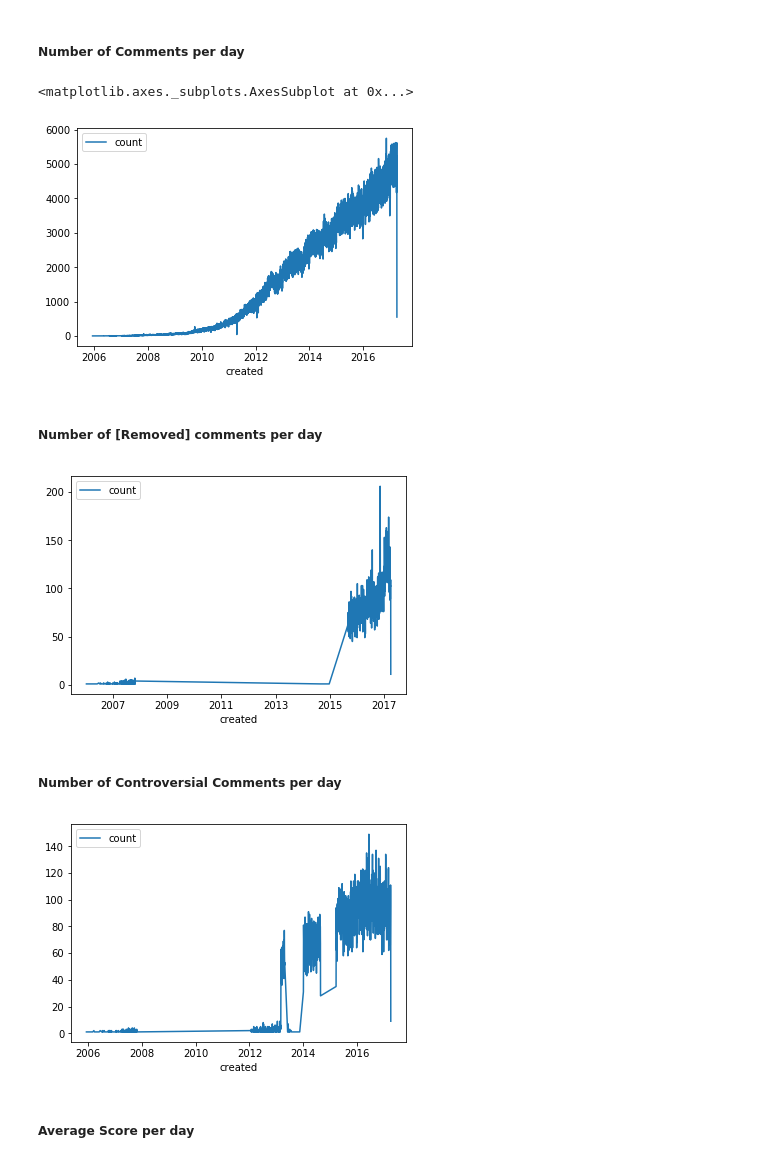
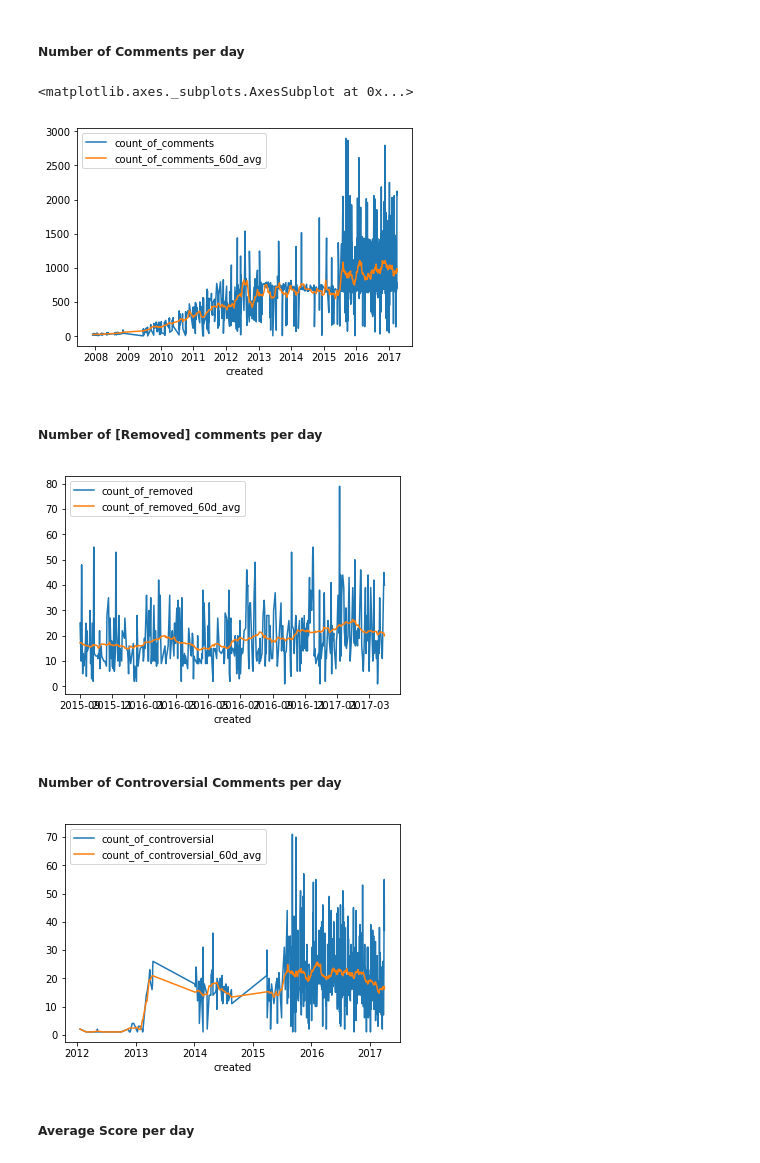
Before and after one commit to MetaHG/Reddit-opinions-polarization, a Jupyter notebook: notebooks/Basic Metrics.ipynb, the cells around one changed output. Drawn from its saved outputs; the diff is of its cells as text; code cells hidden in the pictures.

Commit message:
Add sliding averages over 60d window

```diff
--- a/notebooks/Basic Metrics.ipynb
+++ b/notebooks/Basic Metrics.ipynb
@@ -36,7 +36,7 @@ First, we parse the column `create_utc` into a real date.
 # %%
 comments = comments.withColumn('created', func.from_unixtime(comments['created_utc'], 'yyyy-MM-dd HH:mm:ss.SS').cast(DateType()))
 # %%
-# comments = comments.limit(60000)
+comments = comments.limit(600000)
 comments.registerTempTable("comments")
 # %% [markdown]
 ### General Information
@@ -218,23 +226,29 @@ comments_per_day = spark.sql("""
 """)
 # %%
-comments_per_day.toPandas().set_index('created').rename(columns={'count(1)':'count'}).plot()
+sliding_comments_per_day.toPandas().set_index('created').plot()
 # %% [output]
 <matplotlib.axes._subplots.AxesSubplot at 0x...>
-[figure, old version]
+[figure, new version]
 # %% [markdown]
 ##### Number of [Removed] comments per day
 # %%
-removed_comments_per_day = spark.sql("""
-    SELECT created, COUNT(*)
-    FROM comments
-    WHERE UPPER(body)='[REMOVED]'
-    GROUP BY created
-    ORDER BY created
+sliding_removed_per_day = spark.sql("""
+    SELECT created, count_of_removed, AVG(count_of_removed) OVER (
+        ORDER BY created
+        RANGE BETWEEN 30 PRECEDING AND 30 FOLLOWING
+    ) AS count_of_removed_60d_avg
+    FROM (
+        SELECT created, COUNT(*) AS count_of_removed
+        FROM comments
+        WHERE body='[removed]'
+        GROUP BY created
+        ORDER BY created
+    )
 """)
 # %%
-_ = removed_comments_per_day.toPandas().set_index('created').rename(columns={'count(1)':'count'}).plot()
+_ = sliding_removed_per_day.toPandas().set_index('created').rename(columns={'count(1)':'count'}).plot()
 # %% [output]
-[figure, old version]
+[figure, new version]
 # %% [markdown]
 ##### Number of Controversial Comments per day
 # %%
@@ -247,8 +267,8 @@ controversial_comments_per_day = spark.sql("""
 """)
 # %%
-_ = controversial_comments_per_day.toPandas().set_index('created').rename(columns={'count(1)':'count'}).plot()
+_ = sliding_controversial_per_day.toPandas().set_index('created').rename(columns={'count(1)':'count'}).plot()
 # %% [output]
-[figure, old version]
+[figure, new version]
 # %% [markdown]
 ##### Average Score per day
 # %%
```
Also changed, not shown: parts of 17 cells of this notebook.
